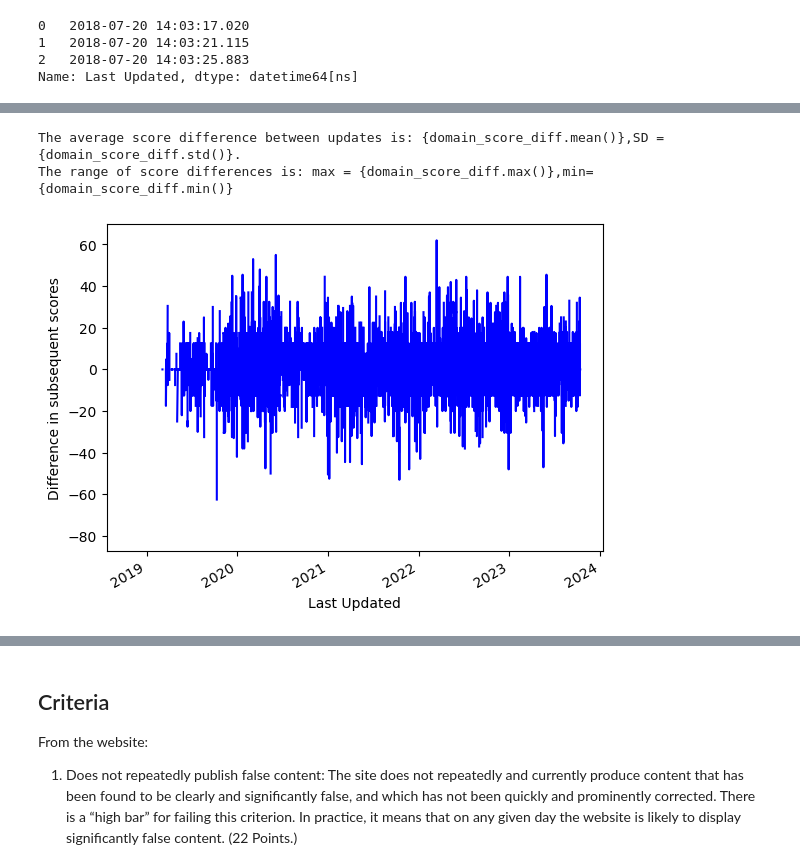
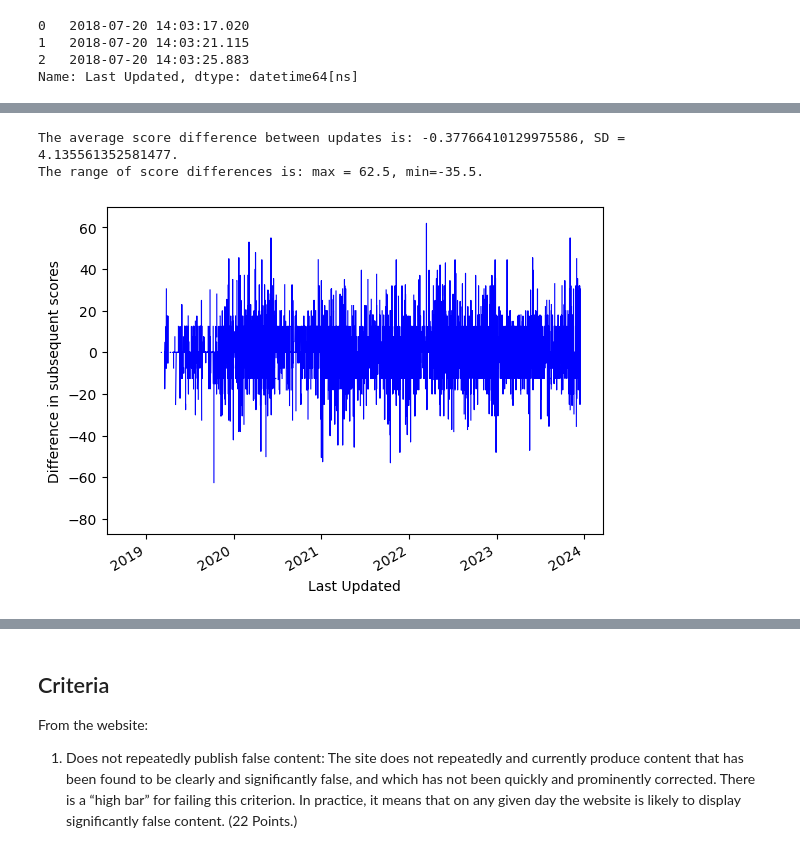
Before and after one commit to julaluehring/newsguard-review-analysis, a Jupyter notebook: 02-describe_newsguard.ipynb, the cells around one changed output, grey strips where cells are left out. Saved outputs shown, nothing was run; the diff lists cells and outputs as text; code cells hidden in the pictures.

```diff
--- a/02-describe_newsguard.ipynb
+++ b/02-describe_newsguard.ipynb
@@ -26,4 +24,8 @@ csv_files = [f for f in os.listdir(folder_path) if f.endswith('.csv')]
 # %%
+csv_files = [f for f in os.listdir(folder_path) \
+                if f.endswith(".csv") \
+                and "2024" not in f]
+
 df_total = pd.DataFrame()
 for csv in csv_files: #taking all files in the folder
     df = pd.read_csv(join(folder_path, csv))
@@ -32,16 +34,20 @@ for csv in csv_files: #taking all files in the folder
     # taking name of file, removing the extension and "metadata-"
     df["file_date"]=csv.split(".")[0].split("-")[1]
     # converting file_date to datetime, with format YYYYMMDD00
-    df["file_date"]=pd.to_datetime(df["file_date"], format="%Y%m%d%H")
+    df["file_date"]=pd.to_datetime(df["file_date"],
+                                   format="%Y%m%d%H")
     df_total = pd.concat([df_total, df], axis=0)
 # %%
-csv_files = [f for f in os.listdir(folder_path) if f.endswith('1501.csv')] #taking only mid-month
+csv_files = [f for f in os.listdir(folder_path) \
+                if f.endswith("1501.csv") \
+                and "2024" not in f] #taking only mid-month
 df15 = pd.DataFrame()
 for csv in csv_files:
     df = pd.read_csv(join(folder_path, csv))
     df.name=csv
     #print(df.shape)
     df["file_date"]=csv.split(".")[0].split("-")[1]
-    df["file_date"]=pd.to_datetime(df["file_date"], format="%Y%m%d%H")
+    df["file_date"]=pd.to_datetime(df["file_date"],
+                                   format="%Y%m%d%H")
     df15 = pd.concat([df15, df], axis=0)
 # %%
@@ -434,7 +619,10 @@ Without UUID length = 399389, with UUID = 44611.
 # %%
-domain_updates_sorted = df15_UUID.groupby("Domain").apply( #group by domain
-                        lambda x: x.sort_values("Last Updated") #then sort by last updated
-                        ).reset_index(drop=True) #reset index
+domain_updates_sorted = \
+    df15_UUID\
+        .groupby("Domain")\
+        .apply( #group by domain
+            lambda x: x.sort_values("Last Updated") #then sort by last updated
+        ).reset_index(drop=True) #reset index
 
 domain_updates_sorted.head(3)
 # %% [output]
@@ -505,27 +687,28 @@ domain_score_diff = domain_updates_sorted\
                             .mean()
 
 print(f'The average score difference between updates is: '
-        '{domain_score_diff.mean()},'
-        'SD = {domain_score_diff.std()}.')
+      f'{domain_score_diff.mean()}, '
+      f'SD = {domain_score_diff.std()}.')
 print(f'The range of score differences is: '
-      'max = {domain_score_diff.max()},'
-      'min={domain_score_diff.min()}')
+      f'max = {domain_score_diff.max()}, '
+      f'min={domain_score_diff.min()}.')
 # %% [output]
-The average score difference between updates is: {domain_score_diff.mean()},SD = {domain_score_diff.std()}.
-The range of score differences is: max = {domain_score_diff.max()},min={domain_score_diff.min()}
+The average score difference between updates is: -0.37766410129975586, SD = 4.135561352581477.
+The range of score differences is: max = 62.5, min=-35.5.
 # %%
 domain_updates_sorted\
     .groupby(domain_updates_sorted["Last Updated"]).Score_diff\
     .mean()\
-    .plot(color="blue")
+    .plot(color="blue",
+          linewidth=0.8)
 plt.ylabel("Difference in subsequent scores")
 plt.xlabel("Last Updated")
 
 plt.savefig(join(figures_path, "fa1-score_updates.png"),
             dpi=300)
 plt.show()
 # %% [output]
-[figure, old version]
+[figure, new version]
 # %%
 df15_UUID["last_updated_month"] = pd.to_datetime(df15_UUID["Last Updated"])\
                                 .dt.to_period("M")
```
Also changed, not shown: parts of 99 cells of this notebook.
